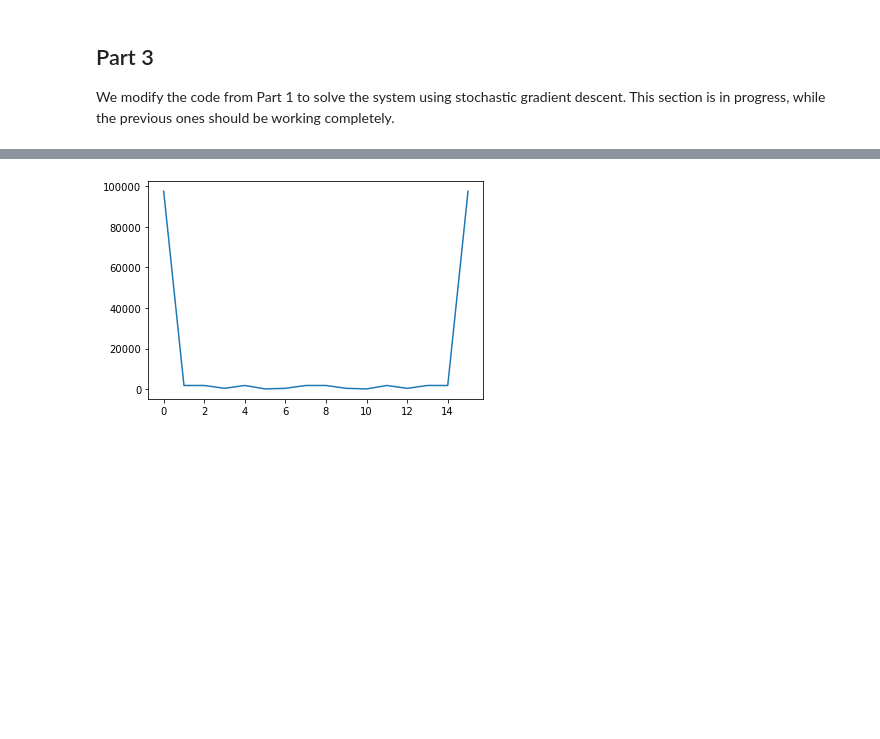
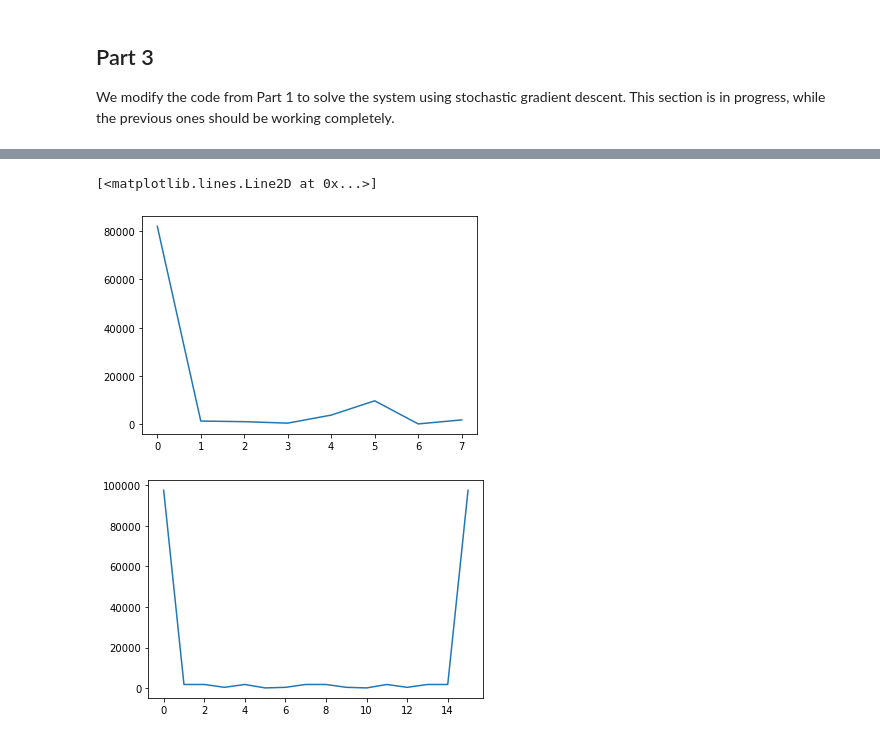
Before and after one commit to FilipMiljevic/Phy_571_project, a Jupyter notebook: N_spins.ipynb, the cells around one changed output, grey strips where cells are left out. Cells and saved outputs as stored; diff of their text form; code cells hidden in the pictures; blank space fills up the shorter version.

```diff
--- a/N_spins.ipynb
+++ b/N_spins.ipynb
@@ -409,0 +577,19 @@ E =  -3.9999984321498396
+# %%
+# For a given random state w, we compute the exact energy
+# and compare to the energy computed by the markov chain
+# using funciton psi_M directly and using more efficient way with storing data
+
+N_steps = 100000
+t0 = time.time()
+E_exact = boltzmann.avg_energy(boltzmann.compute_psi(w))
+t1 = time.time()
+# E_mc, s_hist = avg_energy_mc(w, N_steps)
+t2 = time.time()
+E_efficient_mc, s_hist = avg_energy_mc_efficient(w, N_steps)
+t3 = time.time()
+# E_efficient_efficient_mc, s_hist = avg_energy_mc_efficient_efficient(w, N_steps)
+# t4 = time.time()
+# print('E_mc = ', E_mc, 't = ', t2 - t1)
+print('E_efficient_mc = ', E_efficient_mc, 't = ', t3 - t2)
+# print('E_efficient_efficient_mc = ', E_efficient_efficient_mc, 't = ', t4 - t3)
+print('E_exact = ', E_exact, 't = ', t1 - t0)
@@ -421,3 +672,8 @@ def plot_psi_M_probability(w, boltzmann):
+# %%
+plt.plot(s_hist[:])
+# %% [output]
+[<matplotlib.lines.Line2D at 0x...>]
+[figure, added]
 # %%
 p = plot_psi_M_probability(w_optimal, boltzmann)
 # %% [output]
```
Also changed, not shown: parts of 18 cells of this notebook.
